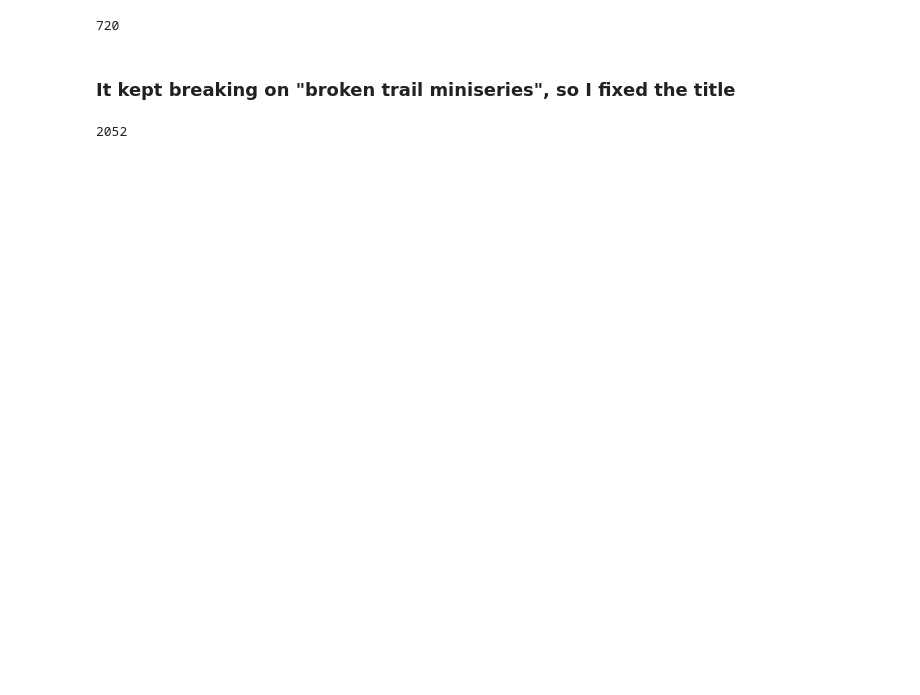
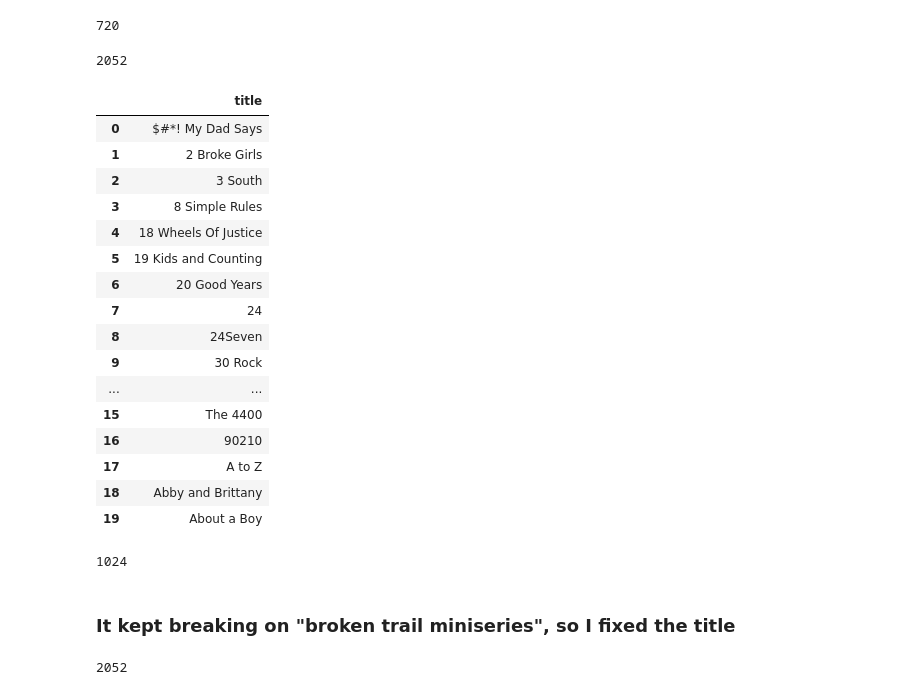
Before and after one commit to cgeppig/Will_My_Show_Get_Cancelled, a Jupyter notebook: Capstone Data Acquisition.ipynb, the cells around one changed output. Drawn from its saved outputs; the diff is of its cells as text; code cells hidden in the pictures; blank space fills up the shorter version.

```diff
--- a/Capstone Data Acquisition.ipynb
+++ b/Capstone Data Acquisition.ipynb
@@ -45,6 +50,34 @@ allshows = shows2000
 # %%
 for i in shows1990:
     allshows.append(i)
+# %%
+len(allshows)
+# %% [output]
+2052
+# %%
+allshows[:20]
+# %% [output]
+|  | title |
+| 0 | $#*! My Dad Says |
+| 1 | 2 Broke Girls |
+| 2 | 3 South |
+| 3 | 8 Simple Rules |
+| 4 | 18 Wheels Of Justice |
+| 5 | 19 Kids and Counting |
+| 6 | 20 Good Years |
+| 7 | 24 |
+| 8 | 24Seven |
+| 9 | 30 Rock |
+| ... | ... |
+| 15 | The 4400 |
+| 16 | 90210 |
+| 17 | A to Z |
+| 18 | Abby and Brittany |
+| 19 | About a Boy |
+# %%
+len(list(set(list(allshows['title']))))
+# %% [output]
+1024
 # %% [markdown]
 ### It kept breaking on "broken trail miniseries", so I fixed the title
 # %%
```
Also changed, not shown: parts of 44 cells of this notebook.
